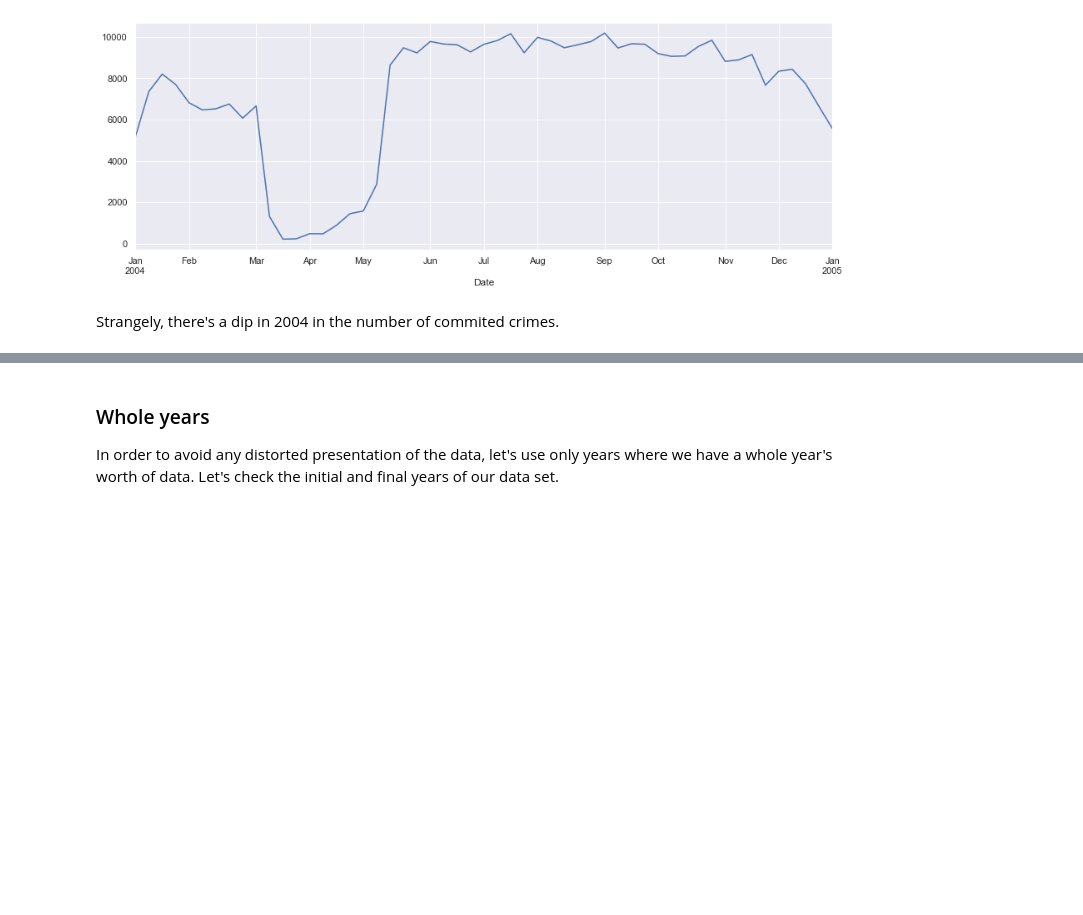
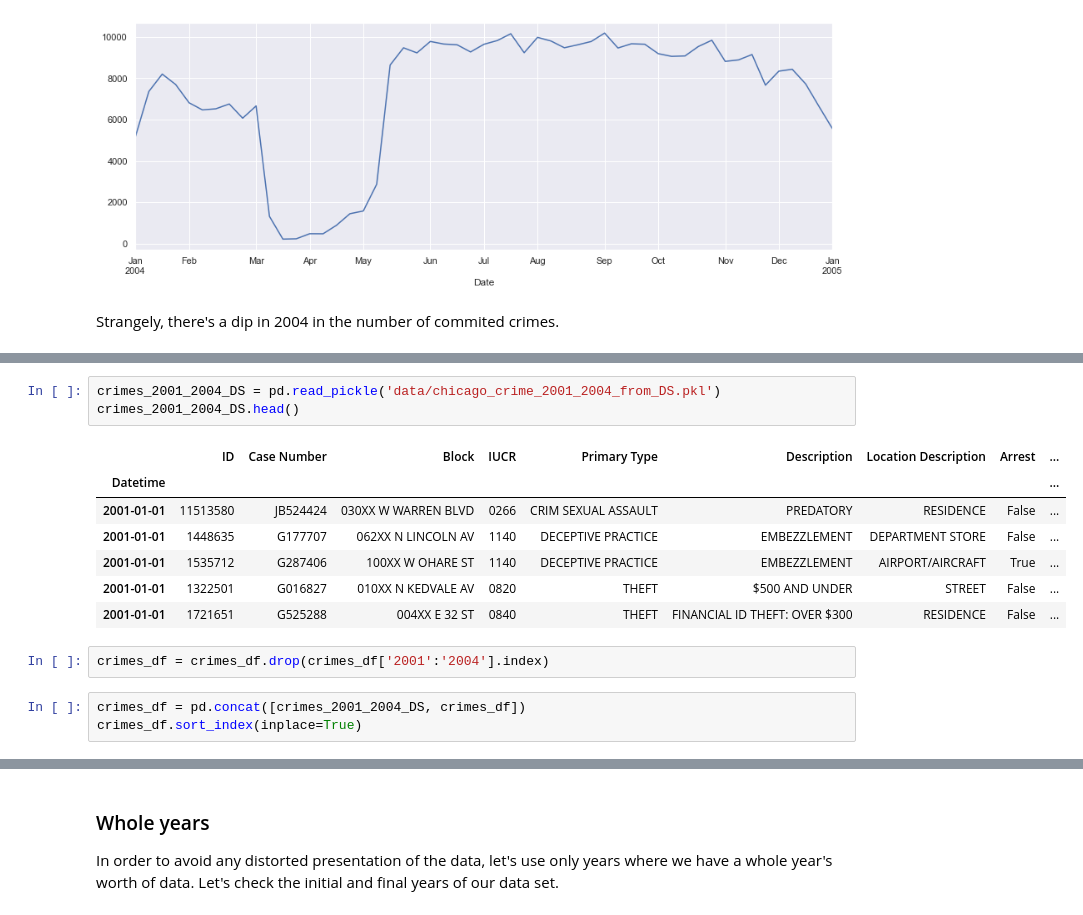
Before and after one commit to vbernardes/chicago-crime-dataviz, a Jupyter notebook: EDA.ipynb, the cells around one changed output, grey strips where cells are left out. Cells and saved outputs as stored; diff of their text form; blank space fills up the shorter version.

```diff
--- a/EDA.ipynb
+++ b/EDA.ipynb
@@ -136,0 +150,16 @@ Strangely, there's a dip in 2004 in the number of commited crimes.
+# %%
+crimes_2001_2004_DS = pd.read_pickle('data/chicago_crime_2001_2004_from_DS.pkl')
+crimes_2001_2004_DS.head()
+# %% [output]
+|  | ID | Case Number | Block | IUCR | Primary Type | Description | Location Description | Arrest | ... |
+| Datetime |  |  |  |  |  |  |  |  | ... |
+| 2001-01-01 | 11513580 | JB524424 | 030XX W WARREN BLVD | 0266 | CRIM SEXUAL ASSAULT | PREDATORY | RESIDENCE | False | ... |
+| 2001-01-01 | 1448635 | G177707 | 062XX N LINCOLN AV | 1140 | DECEPTIVE PRACTICE | EMBEZZLEMENT | DEPARTMENT STORE | False | ... |
+| 2001-01-01 | 1535712 | G287406 | 100XX W OHARE ST | 1140 | DECEPTIVE PRACTICE | EMBEZZLEMENT | AIRPORT/AIRCRAFT | True | ... |
+| 2001-01-01 | 1322501 | G016827 | 010XX N KEDVALE AV | 0820 | THEFT | $500 AND UNDER | STREET | False | ... |
+| 2001-01-01 | 1721651 | G525288 | 004XX E 32 ST | 0840 | THEFT | FINANCIAL ID THEFT: OVER $300 | RESIDENCE | False | ... |
+# %%
+crimes_df = crimes_df.drop(crimes_df['2001':'2004'].index)
+# %%
+crimes_df = pd.concat([crimes_2001_2004_DS, crimes_df])
+crimes_df.sort_index(inplace=True)
```
Also changed, not shown: parts of 7 cells of this notebook.
